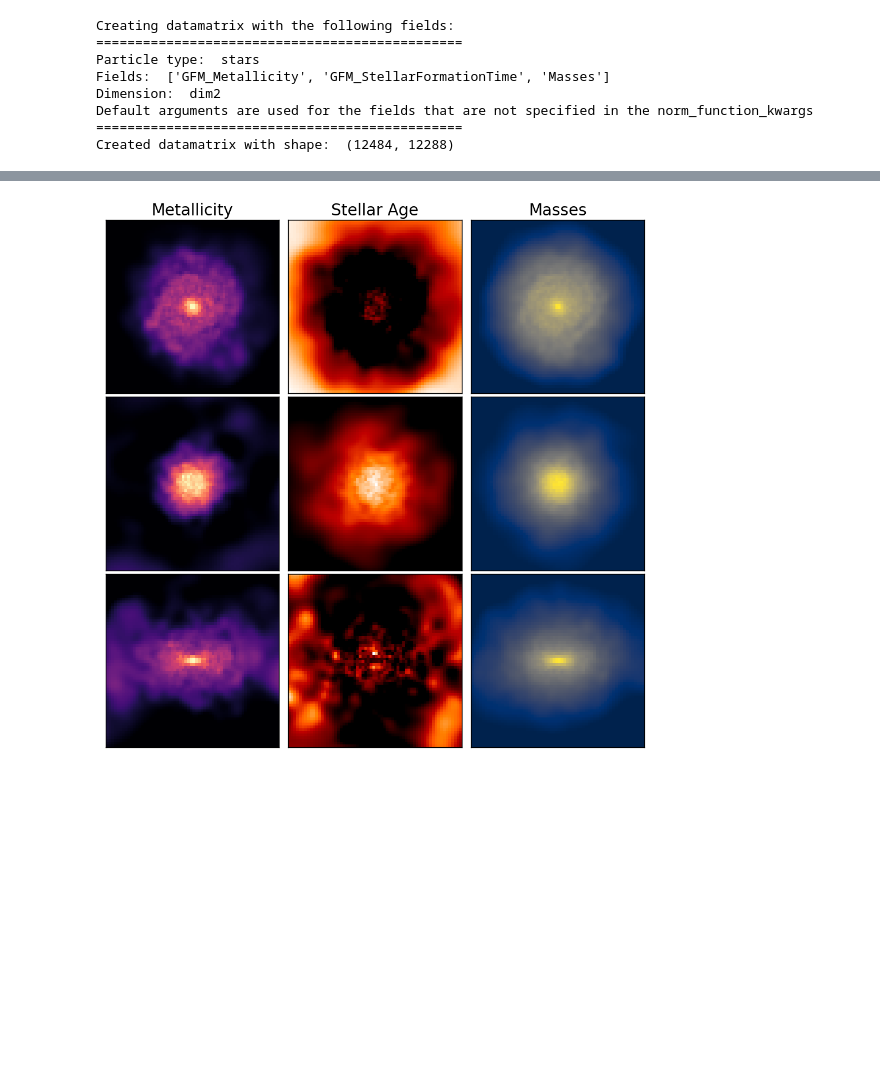
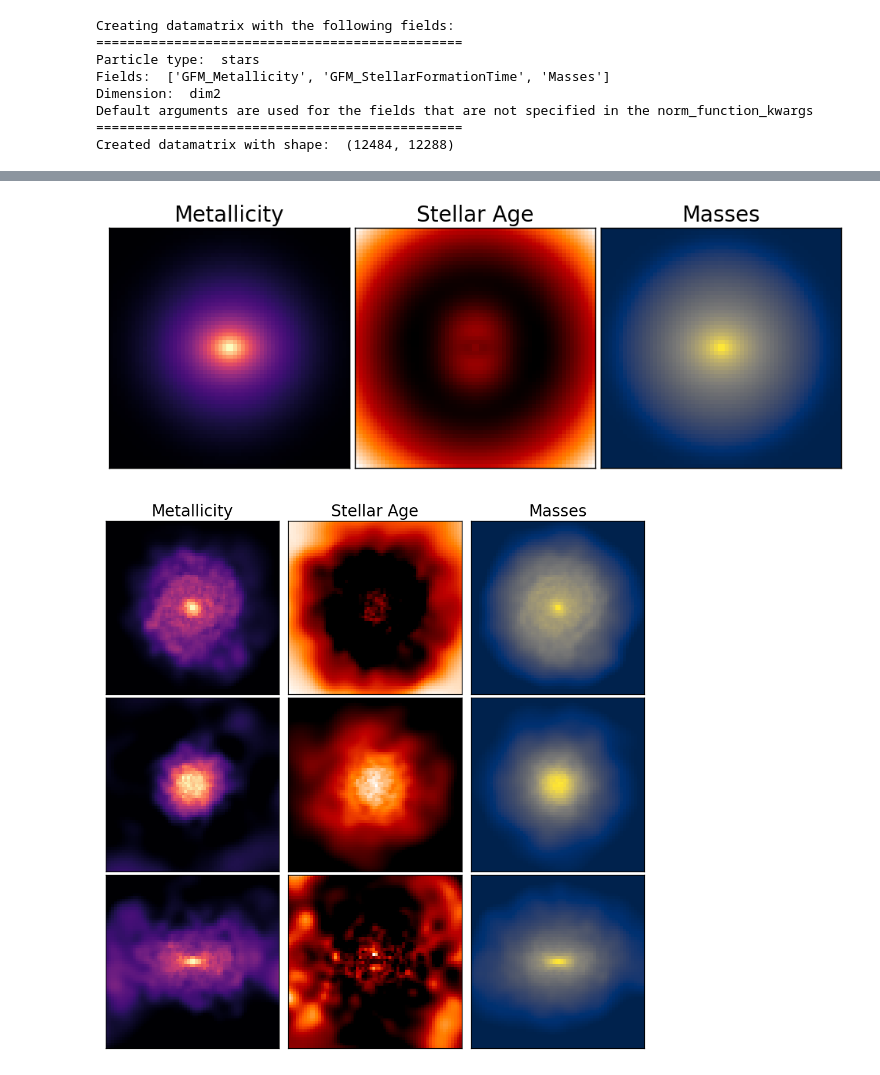
Before and after one commit to ufuk-cakir/MEGS, a Jupyter notebook: exp/pca_eval.ipynb, the cells around one changed output, grey strips where cells are left out. Saved outputs shown, nothing was run; the diff lists cells and outputs as text; code cells hidden in the pictures; blank space fills up the shorter version.

```diff
--- a/exp/pca_eval.ipynb
+++ b/exp/pca_eval.ipynb
@@ -74,3 +127,29 @@ CMAPS = {"Metallicity": "magma", "Stellar Age": "gist_heat", "Masses": "cividis"
+# %%
+# Set up the figure and subplots
+fig, axs = plt.subplots(1, 3, figsize=(10, 10))
+
+# Generate random indices for selecting images
+#random_indices = np.random.choice(len(original), size=3, replace=False)
+
+fields = ["Metallicity", "Stellar Age","Masses"]
+cmaps = ["magma", "gist_heat","cividis"]
+font_size = 20
+# Iterate over the gri
+for j in range(3):
+    axs[j].imshow(means[j], cmap=cmaps[j])
+    axs[j].set_xticks([])
+    axs[j].set_yticks([])
+    axs[j].set_title(fields[j], fontsize=font_size)
+
+# Adjust the spacing between subplots
+plt.tight_layout(w_pad=0.0, h_pad=0.0)
+
+# plt.savefig("sample_galaxies.pdf", bbox_inches='tight')
+# Show the grid image
+plt.savefig("mean_galaxies.pdf", bbox_inches='tight')
+plt.show()
+# %% [output]
+[figure, added]
 # %%
 # Set up the figure and subplots
 fig, axs = plt.subplots(3, 3, figsize=(10, 10))
```
Also changed, not shown: parts of 5 cells of this notebook, 17 other files.
